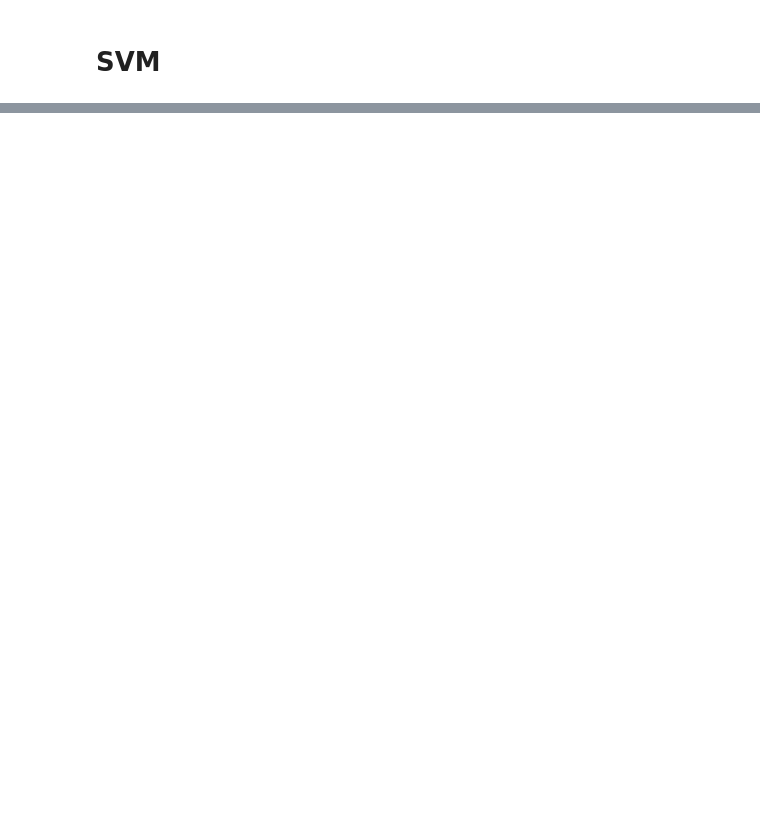
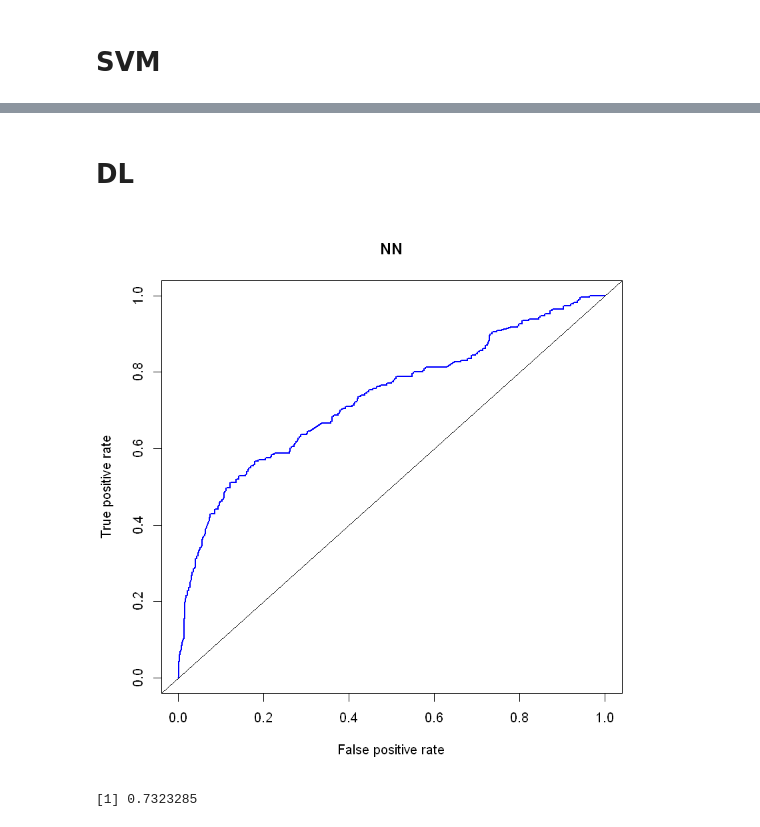
Before and after one commit to Vlad696969/Prediction_R, a Jupyter notebook: Problem3.ipynb, the cells around one changed output, grey strips where cells are left out. Cells and saved outputs as stored; diff of their text form; code cells hidden in the pictures; blank space fills up the shorter version.

```diff
--- a/Problem3.ipynb
+++ b/Problem3.ipynb
@@ -184,0 +169,44 @@ auc.SVM
+# %% [markdown]
+# DL
+# %%
+col_list <- paste(c(colnames(train_test_all[1:20])), collapse="+")
+col_list <- paste(c("~", col_list), collapse="")
+f <- formula(col_list)
+df <- train_test_all
+
+## Replace "-" by "_"
+levels(df$job)<-c('admin.','blue_collar','entrepreneur','housemaid','management','retired','self_employed','services','student','technician','unemployed','unknown')
+matrix = model.matrix(f, data=df)
+len_matrix = dim(matrix)
+col_list_matrix <- paste(colnames(matrix[,3:len_matrix[2]-1]), collapse="+")
+col_list_matrix <- paste(c("y.class~", col_list_matrix), collapse="")
+f_matrix <- formula(col_list_matrix)
+
+# normalization
+full_df <- as.data.frame(matrix[,3:len_matrix[2]-1])
+full_df_norm <- scale(full_df)
+full_df_norm = cbind(full_df_norm, matrix[,len_matrix[2]])
+colnames(full_df_norm)[len_matrix[2]-1] <- 'y.class'
+train_df <- full_df_norm[1:8000,]
+test_df <- full_df_norm[8001:10000,]
+# %%
+require(neuralnet)
+nn = neuralnet::neuralnet(f_matrix, data = train_df, hidden=c(5), act.fct = "logistic", linear.output = FALSE)
+plot(nn)
+# %%
+predict = neuralnet::compute(nn, test_df)
+results <- data.frame(real = test_df[,len_matrix[2]-1], prediction = predict$net.result)
+# %%
+library("ROCR")
+fit.NN.pred <- ROCR::prediction( predict$net.result, test_df[,len_matrix[2]-1])
+fit.NN.perf <- performance(fit.NN.pred,"tpr","fpr")
+plot( fit.NN.perf,lwd=2,col="blue", main="NN")
+abline(a=0,b=1)
+# %% [output]
+[figure, added]
+# %%
+fit.NN.auc <- performance(fit.NN.pred, "auc")
+fit.NN.auc <- fit.NN.auc@y.values[[1]]
+fit.NN.auc
+# %% [output]
+[1] 0.7323285
```
Also changed, not shown: parts of 7 cells of this notebook.
